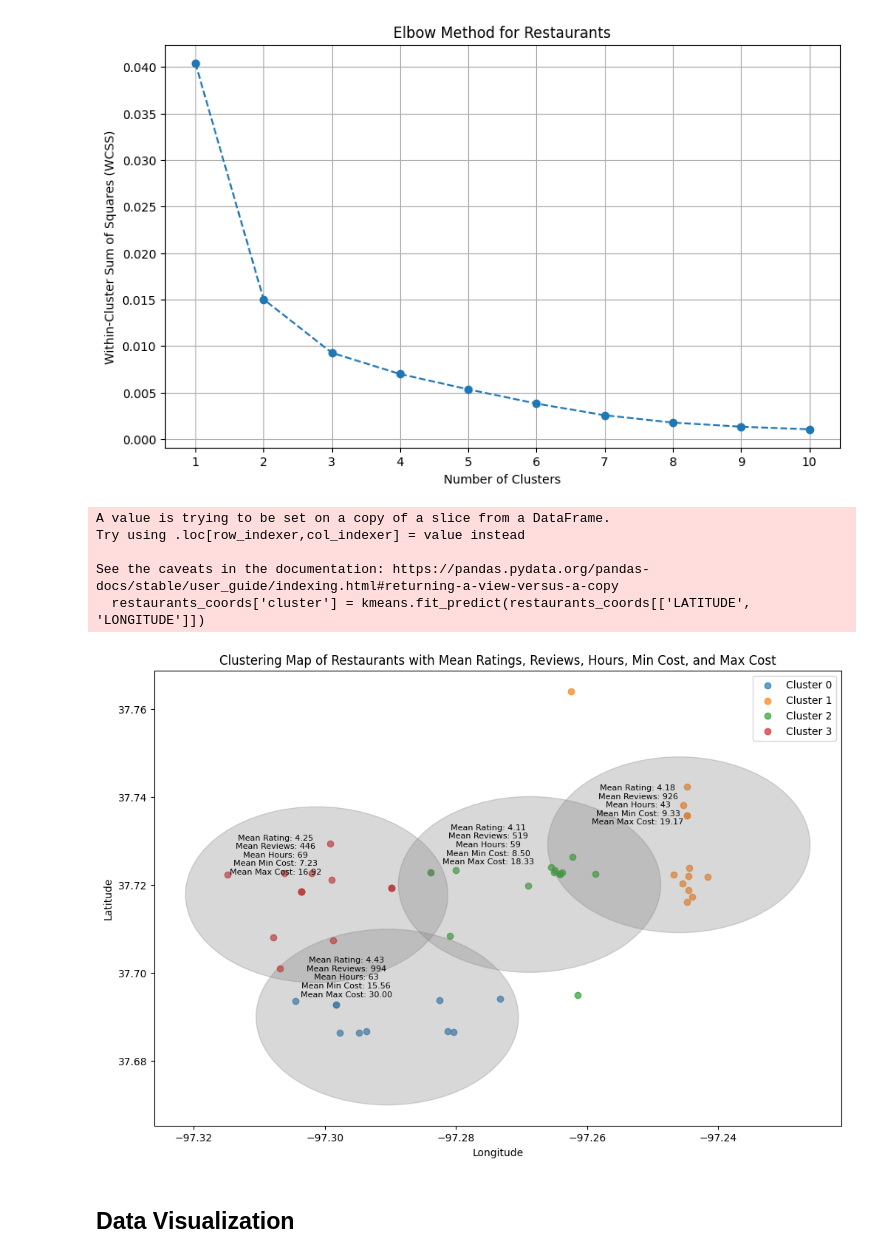
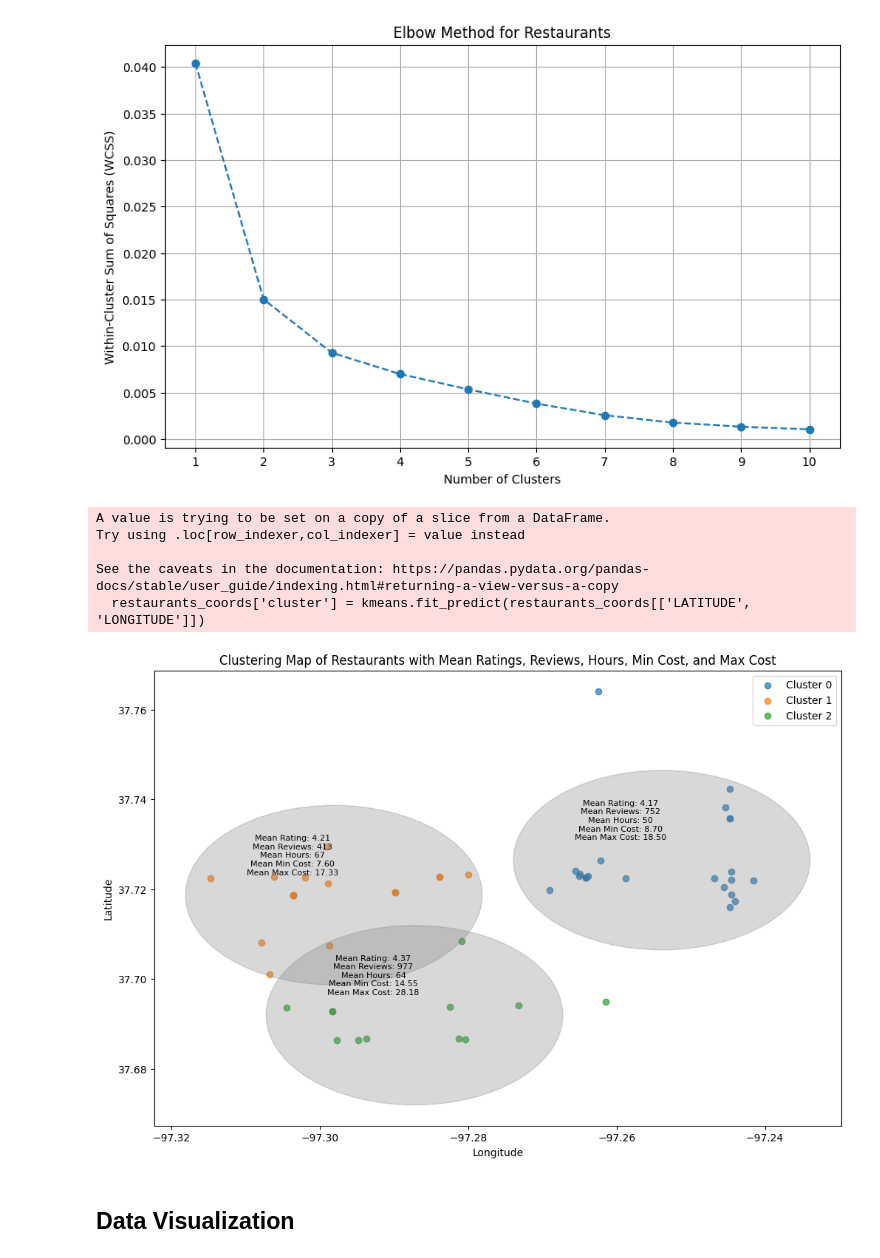
Before and after one commit to MarshallMor/Data-Science-Project, a Jupyter notebook: Group 5 Milestone 2.ipynb, the cells around one changed output. Saved outputs shown, nothing was run; the diff lists cells and outputs as text; code cells hidden in the pictures.

```diff
--- a/Group 5 Milestone 2.ipynb
+++ b/Group 5 Milestone 2.ipynb
@@ -466,18 +469,12 @@ plt.show()
 # %% [output]
 [figure]
 # %%
-import pandas as pd
-from sklearn.cluster import KMeans
-import matplotlib.pyplot as plt
-
-# Load the restaurants data
-restaurants_df = pd.read_csv("restaurants_with_geolocation.csv")
 
 # Keep only the relevant columns
 restaurants_coords = restaurants_df[['LATITUDE', 'LONGITUDE', 'RATINGS_OUTOF5', 'NUM_REVIEWS', 'TotalHours', 'MIN_COST', 'MAX_COST']]
 
 # Perform K-means clustering
-num_clusters = 4  # Number of clusters (you can adjust this as needed)
+num_clusters = 3  # Number of clusters (you can adjust this as needed)
 kmeans = KMeans(n_clusters=num_clusters, random_state=42)
 restaurants_coords['cluster'] = kmeans.fit_predict(restaurants_coords[['LATITUDE', 'LONGITUDE']])
 
@@ -497,34 +494,34 @@ for cluster_id in range(num_clusters):
     cluster_mean_rating.append(mean_rating)
     cluster_mean_reviews.append(mean_reviews)
     cluster_mean_hours.append(mean_hours)
     cluster_mean_min_cost.append(mean_min_cost)
     cluster_mean_max_cost.append(mean_max_cost)
 
 # Plot the clustering map with circles and color-coded clusters
 fig, ax = plt.subplots(figsize=(12, 8))
 
 for cluster_id in range(num_clusters):
     cluster_data = restaurants_coords[restaurants_coords['cluster'] == cluster_id]
     ax.scatter(cluster_data['LONGITUDE'], cluster_data['LATITUDE'], alpha=0.7, label=f'Cluster {cluster_id}')
     cluster_center = kmeans.cluster_centers_[cluster_id]
     ax.add_patch(plt.Circle((cluster_center[1], cluster_center[0]), radius=0.02, color='gray', alpha=0.3))
     ax.annotate(f"Mean Rating: {cluster_mean_rating[cluster_id]:.2f}\nMean Reviews: {cluster_mean_reviews[cluster_id]:.0f}\nMean Hours: {cluster_mean_hours[cluster_id]:.0f}\nMean Min Cost: {cluster_mean_min_cost[cluster_id]:.2f}\nMean Max Cost: {cluster_mean_max_cost[cluster_id]:.2f}",
                 (cluster_center[1], cluster_center[0]),
                 xytext=(-40, 20), textcoords='offset points', ha='center', fontsize=8, color='black')
 
 ax.set_title("Clustering Map of Restaurants with Mean Ratings, Reviews, Hours, Min Cost, and Max Cost")
 ax.set_xlabel("Longitude")
 ax.set_ylabel("Latitude")
 ax.legend()
 
 plt.show()
 # %% [output]
 A value is trying to be set on a copy of a slice from a DataFrame.
 Try using .loc[row_indexer,col_indexer] = value instead
 
 See the caveats in the documentation: https://pandas.pydata.org/pandas-docs/stable/user_guide/indexing.html#returning-a-view-versus-a-copy
   restaurants_coords['cluster'] = kmeans.fit_predict(restaurants_coords[['LATITUDE', 'LONGITUDE']])
-[figure, old version]
+[figure, new version]
 # %% [markdown]
 ## Data Visualization
 # %%
```
Also changed, not shown: parts of 6 cells of this notebook, 1 other file.
